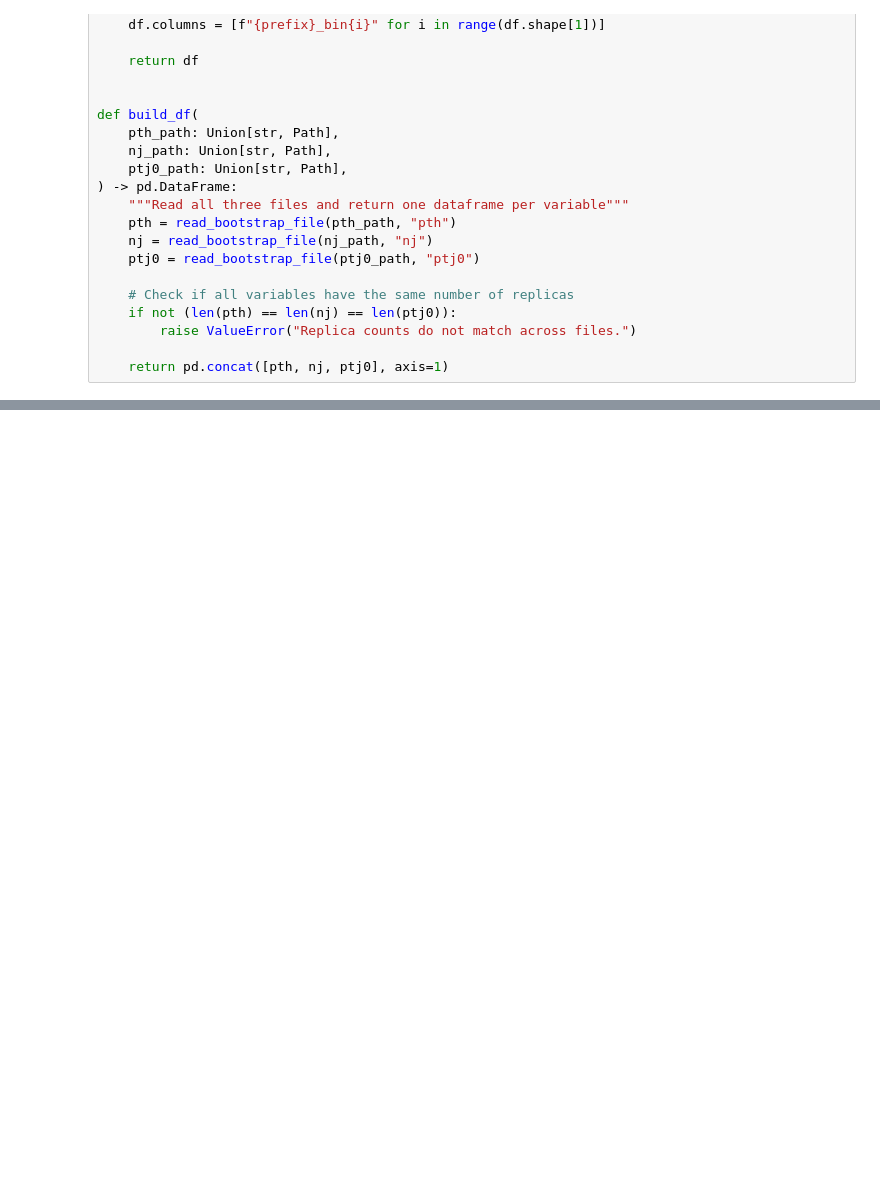
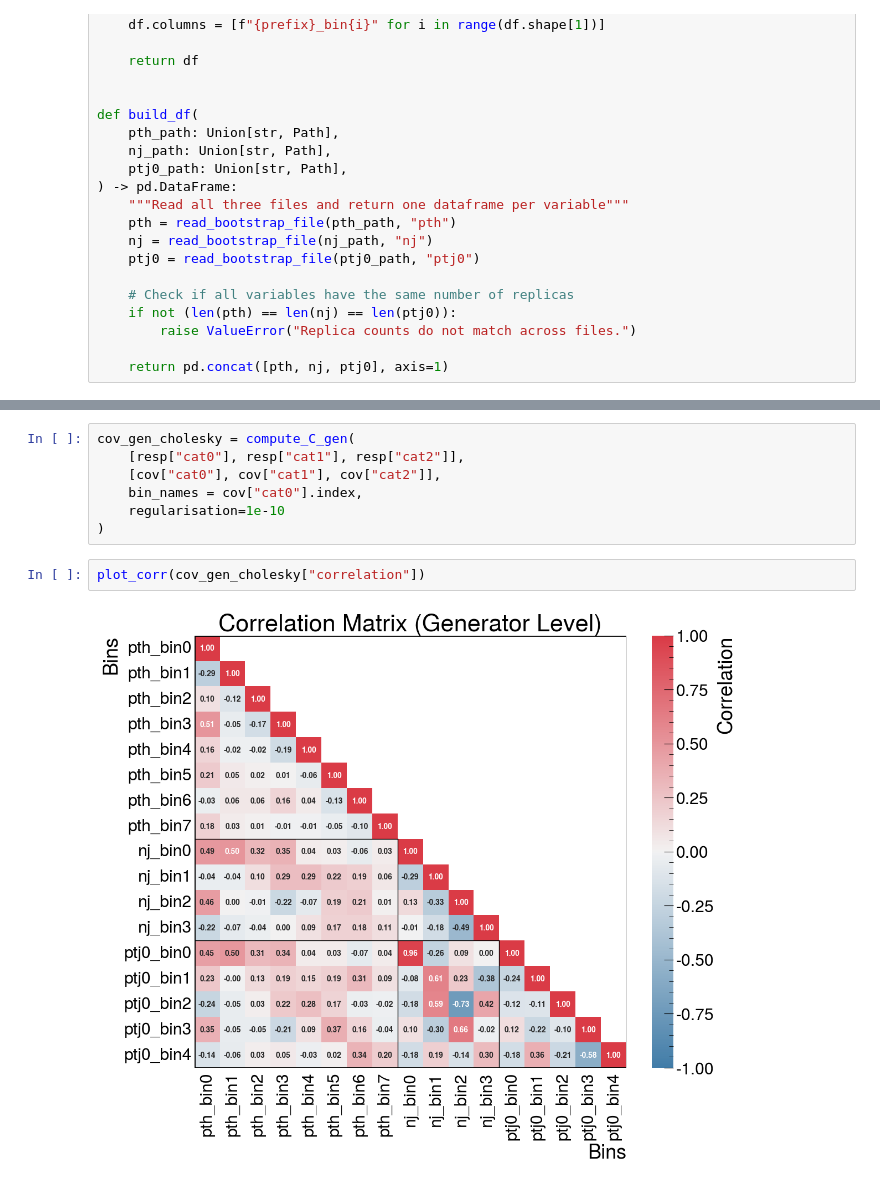
Before and after one commit to AlessandroTarabini/matrix_ATLAS, a Jupyter notebook: correlation_matrix.ipynb, the cells around one changed output, grey strips where cells are left out. Saved outputs shown, nothing was run; the diff lists cells and outputs as text; blank space fills up the shorter version.

```diff
--- a/correlation_matrix.ipynb
+++ b/correlation_matrix.ipynb
@@ -251,0 +364,11 @@ plt.show()
+# %%
+cov_gen_cholesky = compute_C_gen(
+    [resp["cat0"], resp["cat1"], resp["cat2"]],
+    [cov["cat0"], cov["cat1"], cov["cat2"]],
+    bin_names = cov["cat0"].index,
+    regularisation=1e-10
+)
+# %%
+plot_corr(cov_gen_cholesky["correlation"])
+# %% [output]
+[figure, added]
```
Also changed, not shown: parts of 11 cells of this notebook, 3 other files.
